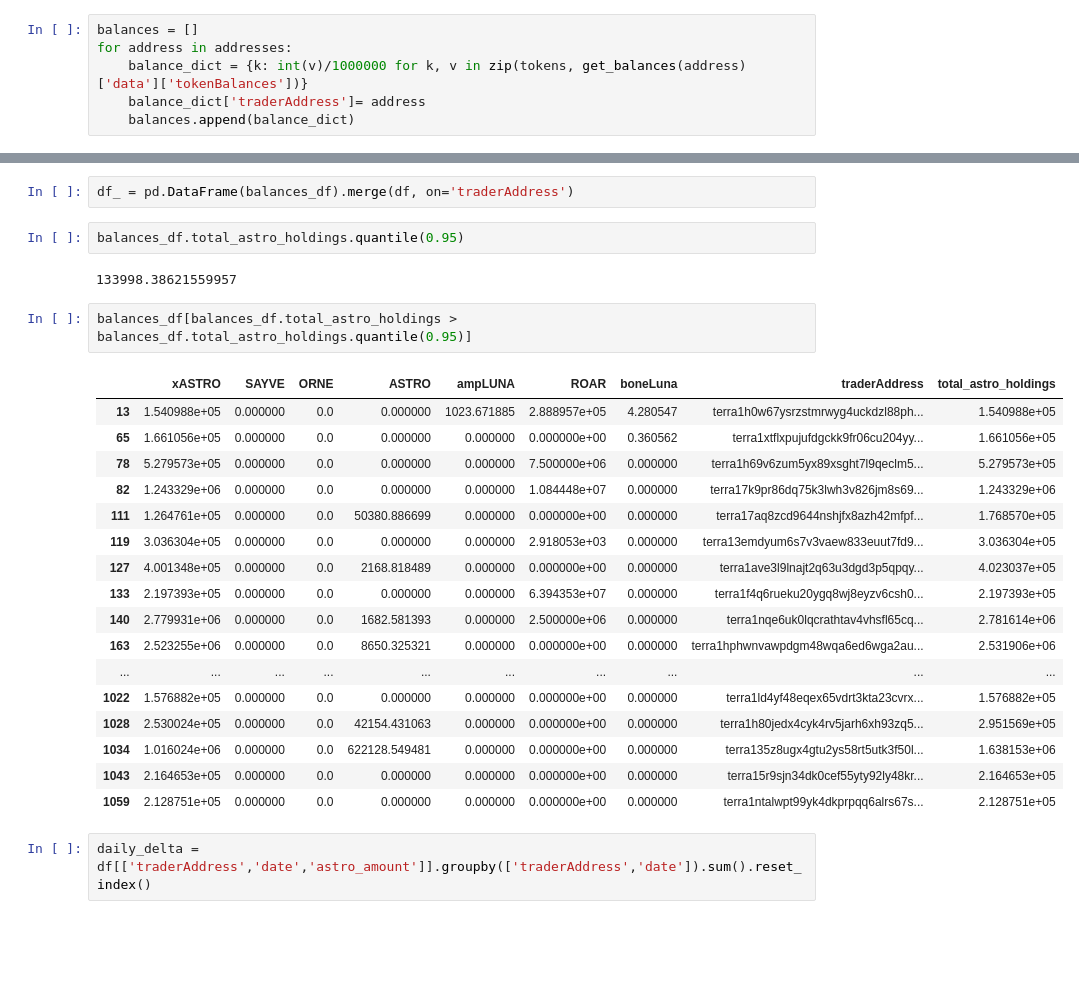
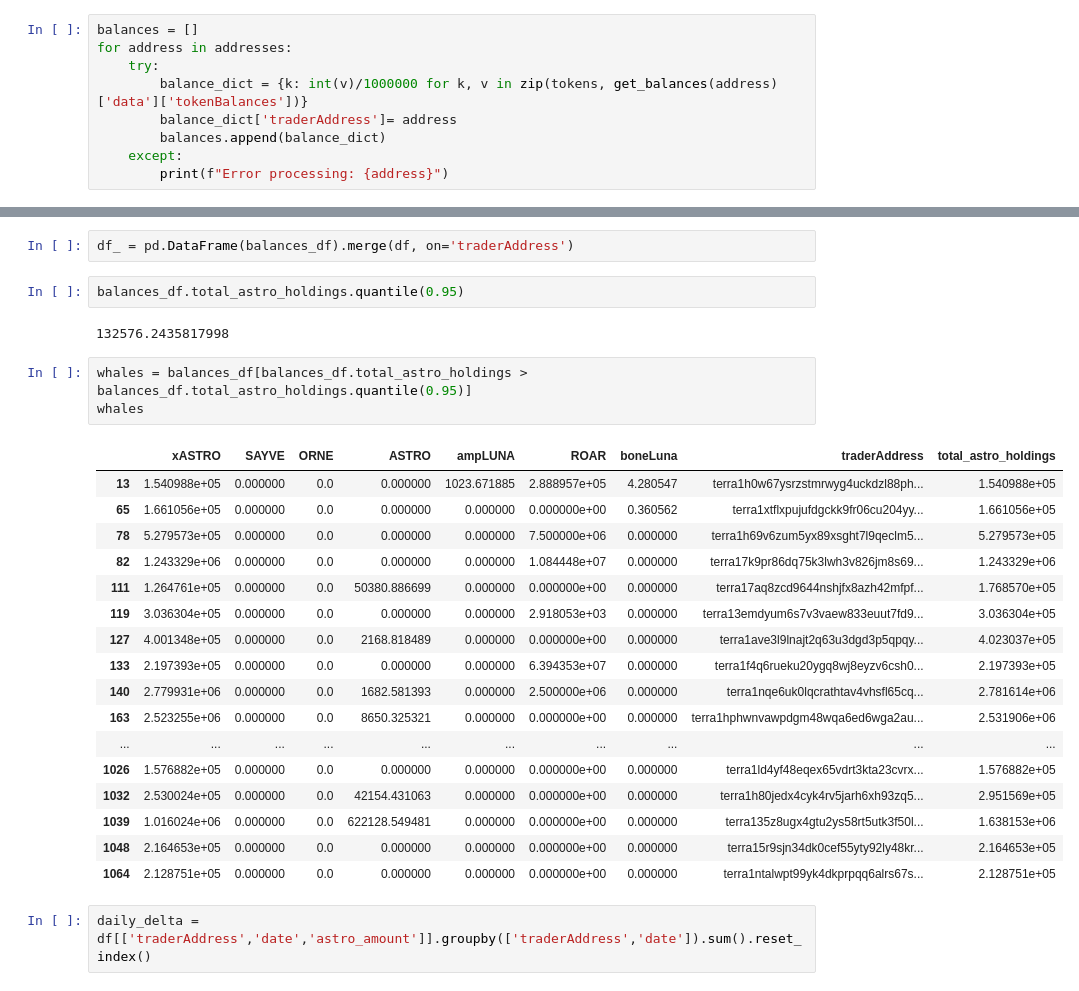
Before and after one commit to IncioMan/cosmos-activities-dashboard, a Jupyter notebook: python/astro_analysis.ipynb, the cells around one changed output, grey strips where cells are left out. Saved outputs shown, nothing was run; the diff lists cells and outputs as text; blank space fills up the shorter version.

```diff
--- a/python/astro_analysis.ipynb
+++ b/python/astro_analysis.ipynb
@@ -99,9 +99,12 @@ addresses = set(df.traderAddress.tolist())
 # %%
 balances = []
 for address in addresses:
-    balance_dict = {k: int(v)/1000000 for k, v in zip(tokens, get_balances(address)['data']['tokenBalances'])}
-    balance_dict['traderAddress']= address
-    balances.append(balance_dict)
+    try:
+        balance_dict = {k: int(v)/1000000 for k, v in zip(tokens, get_balances(address)['data']['tokenBalances'])}
+        balance_dict['traderAddress']= address
+        balances.append(balance_dict)
+    except:
+        print(f"Error processing: {address}")
 # %%
 balances_df = pd.DataFrame(balances)
 balances_df['total_astro_holdings'] = balances_df['ASTRO'] + balances_df['xASTRO']
@@ -110,27 +113,28 @@ df_ = pd.DataFrame(balances_df).merge(df, on='traderAddress')
 # %%
 balances_df.total_astro_holdings.quantile(0.95)
 # %% [output]
-133998.38621559957
+132576.2435817998
 # %%
-balances_df[balances_df.total_astro_holdings > balances_df.total_astro_holdings.quantile(0.95)]
+whales = balances_df[balances_df.total_astro_holdings > balances_df.total_astro_holdings.quantile(0.95)]
+whales
 # %% [output]
 |  | xASTRO | SAYVE | ORNE | ASTRO | ampLUNA | ROAR | boneLuna | traderAddress | total_astro_holdings |
 | 13 | 1.540988e+05 | 0.000000 | 0.0 | 0.000000 | 1023.671885 | 2.888957e+05 | 4.280547 | terra1h0w67ysrzstmrwyg4uckdzl88ph... | 1.540988e+05 |
 | 65 | 1.661056e+05 | 0.000000 | 0.0 | 0.000000 | 0.000000 | 0.000000e+00 | 0.360562 | terra1xtflxpujufdgckk9fr06cu204yy... | 1.661056e+05 |
 | 78 | 5.279573e+05 | 0.000000 | 0.0 | 0.000000 | 0.000000 | 7.500000e+06 | 0.000000 | terra1h69v6zum5yx89xsght7l9qeclm5... | 5.279573e+05 |
 | 82 | 1.243329e+06 | 0.000000 | 0.0 | 0.000000 | 0.000000 | 1.084448e+07 | 0.000000 | terra17k9pr86dq75k3lwh3v826jm8s69... | 1.243329e+06 |
 | 111 | 1.264761e+05 | 0.000000 | 0.0 | 50380.886699 | 0.000000 | 0.000000e+00 | 0.000000 | terra17aq8zcd9644nshjfx8azh42mfpf... | 1.768570e+05 |
 | 119 | 3.036304e+05 | 0.000000 | 0.0 | 0.000000 | 0.000000 | 2.918053e+03 | 0.000000 | terra13emdyum6s7v3vaew833euut7fd9... | 3.036304e+05 |
 | 127 | 4.001348e+05 | 0.000000 | 0.0 | 2168.818489 | 0.000000 | 0.000000e+00 | 0.000000 | terra1ave3l9lnajt2q63u3dgd3p5qpqy... | 4.023037e+05 |
 | 133 | 2.197393e+05 | 0.000000 | 0.0 | 0.000000 | 0.000000 | 6.394353e+07 | 0.000000 | terra1f4q6rueku20ygq8wj8eyzv6csh0... | 2.197393e+05 |
 | 140 | 2.779931e+06 | 0.000000 | 0.0 | 1682.581393 | 0.000000 | 2.500000e+06 | 0.000000 | terra1nqe6uk0lqcrathtav4vhsfl65cq... | 2.781614e+06 |
 | 163 | 2.523255e+06 | 0.000000 | 0.0 | 8650.325321 | 0.000000 | 0.000000e+00 | 0.000000 | terra1hphwnvawpdgm48wqa6ed6wga2au... | 2.531906e+06 |
 | ... | ... | ... | ... | ... | ... | ... | ... | ... | ... |
-| 1022 | 1.576882e+05 | 0.000000 | 0.0 | 0.000000 | 0.000000 | 0.000000e+00 | 0.000000 | terra1ld4yf48eqex65vdrt3kta23cvrx... | 1.576882e+05 |
-| 1028 | 2.530024e+05 | 0.000000 | 0.0 | 42154.431063 | 0.000000 | 0.000000e+00 | 0.000000 | terra1h80jedx4cyk4rv5jarh6xh93zq5... | 2.951569e+05 |
-| 1034 | 1.016024e+06 | 0.000000 | 0.0 | 622128.549481 | 0.000000 | 0.000000e+00 | 0.000000 | terra135z8ugx4gtu2ys58rt5utk3f50l... | 1.638153e+06 |
-| 1043 | 2.164653e+05 | 0.000000 | 0.0 | 0.000000 | 0.000000 | 0.000000e+00 | 0.000000 | terra15r9sjn34dk0cef55yty92ly48kr... | 2.164653e+05 |
-| 1059 | 2.128751e+05 | 0.000000 | 0.0 | 0.000000 | 0.000000 | 0.000000e+00 | 0.000000 | terra1ntalwpt99yk4dkprpqq6alrs67s... | 2.128751e+05 |
+| 1026 | 1.576882e+05 | 0.000000 | 0.0 | 0.000000 | 0.000000 | 0.000000e+00 | 0.000000 | terra1ld4yf48eqex65vdrt3kta23cvrx... | 1.576882e+05 |
+| 1032 | 2.530024e+05 | 0.000000 | 0.0 | 42154.431063 | 0.000000 | 0.000000e+00 | 0.000000 | terra1h80jedx4cyk4rv5jarh6xh93zq5... | 2.951569e+05 |
+| 1039 | 1.016024e+06 | 0.000000 | 0.0 | 622128.549481 | 0.000000 | 0.000000e+00 | 0.000000 | terra135z8ugx4gtu2ys58rt5utk3f50l... | 1.638153e+06 |
+| 1048 | 2.164653e+05 | 0.000000 | 0.0 | 0.000000 | 0.000000 | 0.000000e+00 | 0.000000 | terra15r9sjn34dk0cef55yty92ly48kr... | 2.164653e+05 |
+| 1064 | 2.128751e+05 | 0.000000 | 0.0 | 0.000000 | 0.000000 | 0.000000e+00 | 0.000000 | terra1ntalwpt99yk4dkprpqq6alrs67s... | 2.128751e+05 |
 # %%
 daily_delta = df[['traderAddress','date','astro_amount']].groupby(['traderAddress','date']).sum().reset_index()
 # %%
```
Also changed, not shown: parts of 6 cells of this notebook, 1 other file.
